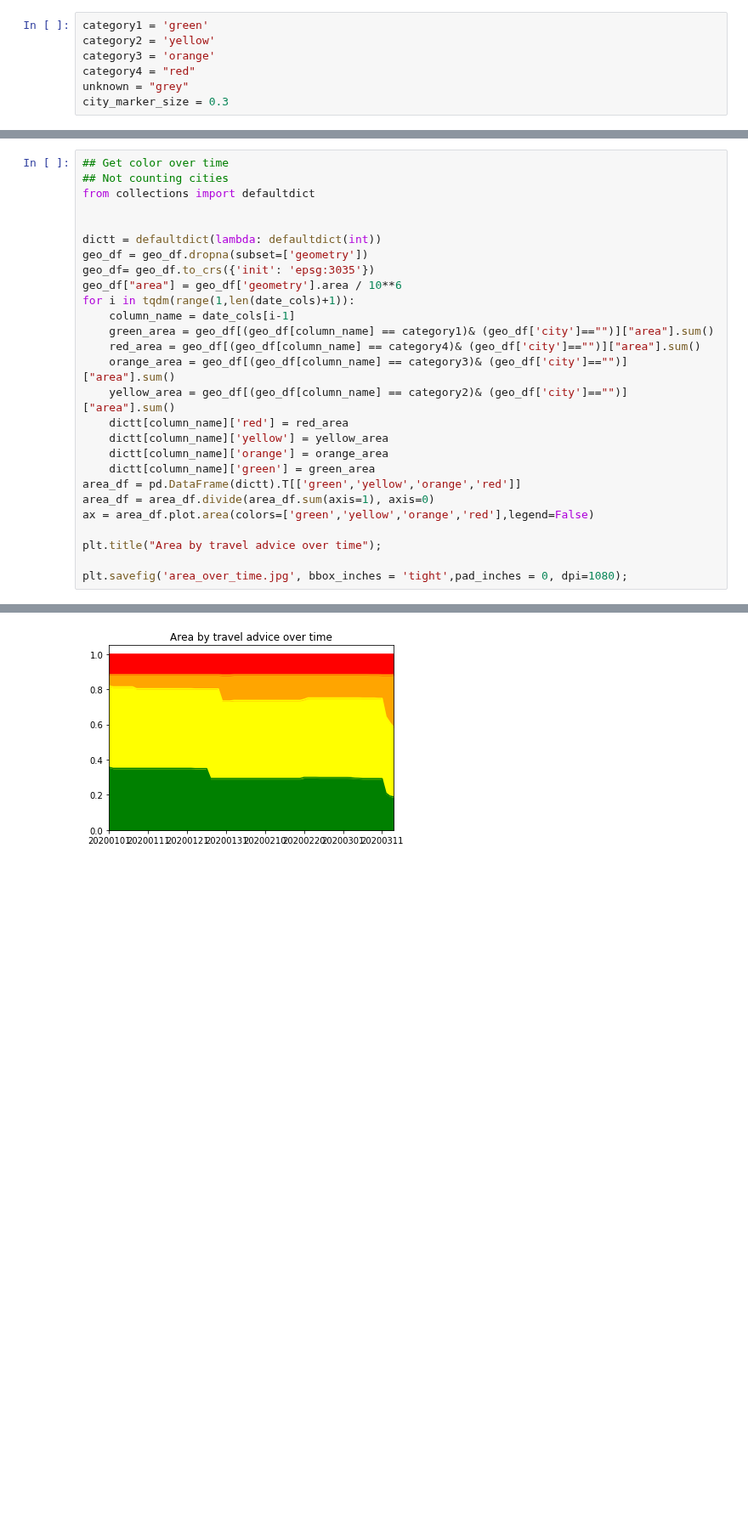
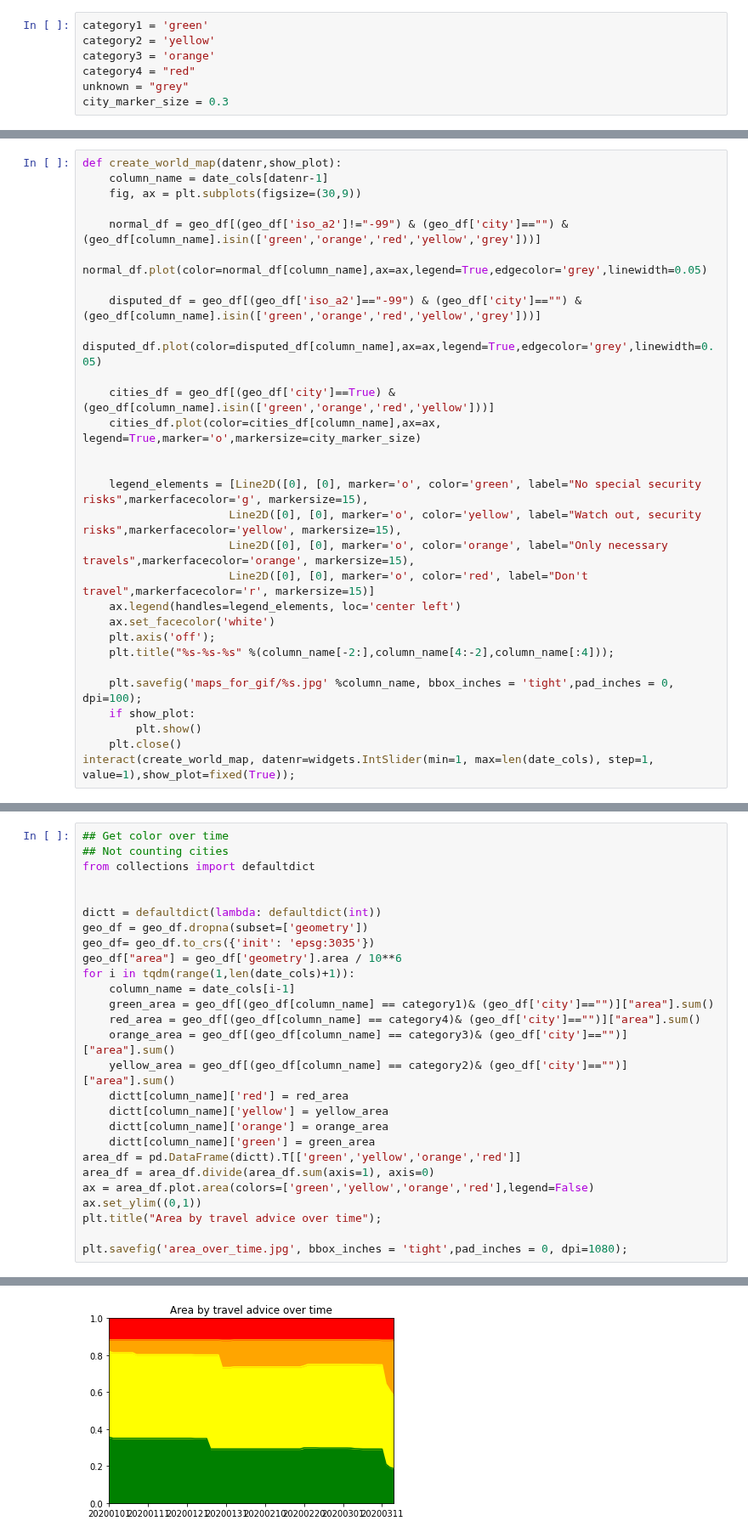
Before and after one commit to jaspervanderheide/Dutch-Travel-Advices, a Jupyter notebook: merge.ipynb, the cells around one changed output, grey strips where cells are left out. Shown at 85% size. Drawn from its saved outputs; the diff is of its cells as text; blank space fills up the shorter version.

Commit message:
new travel advice changes added

```diff
--- a/merge.ipynb
+++ b/merge.ipynb
@@ -127,0 +62,29 @@ interactive(children=(IntSlider(value=1, description='datenr', max=74, min=1), O
+# %%
+def create_world_map(datenr,show_plot):
+    column_name = date_cols[datenr-1]
+    fig, ax = plt.subplots(figsize=(30,9))
+
+    normal_df = geo_df[(geo_df['iso_a2']!="-99") & (geo_df['city']=="") & (geo_df[column_name].isin(['green','orange','red','yellow','grey']))]
+    normal_df.plot(color=normal_df[column_name],ax=ax,legend=True,edgecolor='grey',linewidth=0.05)
+
+    disputed_df = geo_df[(geo_df['iso_a2']=="-99") & (geo_df['city']=="") & (geo_df[column_name].isin(['green','orange','red','yellow','grey']))]
+    disputed_df.plot(color=disputed_df[column_name],ax=ax,legend=True,edgecolor='grey',linewidth=0.05)
+
+    cities_df = geo_df[(geo_df['city']==True) & (geo_df[column_name].isin(['green','orange','red','yellow']))]
+    cities_df.plot(color=cities_df[column_name],ax=ax, legend=True,marker='o',markersize=city_marker_size)
+
+
+    legend_elements = [Line2D([0], [0], marker='o', color='green', label="No special security risks",markerfacecolor='g', markersize=15),
+                      Line2D([0], [0], marker='o', color='yellow', label="Watch out, security risks",markerfacecolor='yellow', markersize=15),
+                      Line2D([0], [0], marker='o', color='orange', label="Only necessary travels",markerfacecolor='orange', markersize=15),
+                      Line2D([0], [0], marker='o', color='red', label="Don't travel",markerfacecolor='r', markersize=15)]
+    ax.legend(handles=legend_elements, loc='center left')
+    ax.set_facecolor('white')
+    plt.axis('off');
+    plt.title("%s-%s-%s" %(column_name[-2:],column_name[4:-2],column_name[:4]));
+
+    plt.savefig('maps_for_gif/%s.jpg' %column_name, bbox_inches = 'tight',pad_inches = 0, dpi=100);
+    if show_plot:
+        plt.show()
+    plt.close()
+interact(create_world_map, datenr=widgets.IntSlider(min=1, max=len(date_cols), step=1, value=1),show_plot=fixed(True));
@@ -202,30 +137,30 @@ plt.savefig('most_recent_map.jpg', bbox_inches = 'tight',pad_inches = 0, dpi=108
 # %%
 ## Get color over time
 ## Not counting cities
 from collections import defaultdict
 
 
 dictt = defaultdict(lambda: defaultdict(int))
 geo_df = geo_df.dropna(subset=['geometry'])
 geo_df= geo_df.to_crs({'init': 'epsg:3035'})
 geo_df["area"] = geo_df['geometry'].area / 10**6
 for i in tqdm(range(1,len(date_cols)+1)):
     column_name = date_cols[i-1]
     green_area = geo_df[(geo_df[column_name] == category1)& (geo_df['city']=="")]["area"].sum()
     red_area = geo_df[(geo_df[column_name] == category4)& (geo_df['city']=="")]["area"].sum()
     orange_area = geo_df[(geo_df[column_name] == category3)& (geo_df['city']=="")]["area"].sum()
     yellow_area = geo_df[(geo_df[column_name] == category2)& (geo_df['city']=="")]["area"].sum()
     dictt[column_name]['red'] = red_area
     dictt[column_name]['yellow'] = yellow_area
     dictt[column_name]['orange'] = orange_area
     dictt[column_name]['green'] = green_area
 area_df = pd.DataFrame(dictt).T[['green','yellow','orange','red']]
 area_df = area_df.divide(area_df.sum(axis=1), axis=0)
 ax = area_df.plot.area(colors=['green','yellow','orange','red'],legend=False)
-
+ax.set_ylim((0,1))
 plt.title("Area by travel advice over time");
 
 plt.savefig('area_over_time.jpg', bbox_inches = 'tight',pad_inches = 0, dpi=1080);
 # %% [output]
 [interactive output not drawn]
-[figure, old version]
+[figure, new version]
```
Also changed, not shown: parts of 6 cells of this notebook, 7 other files.
